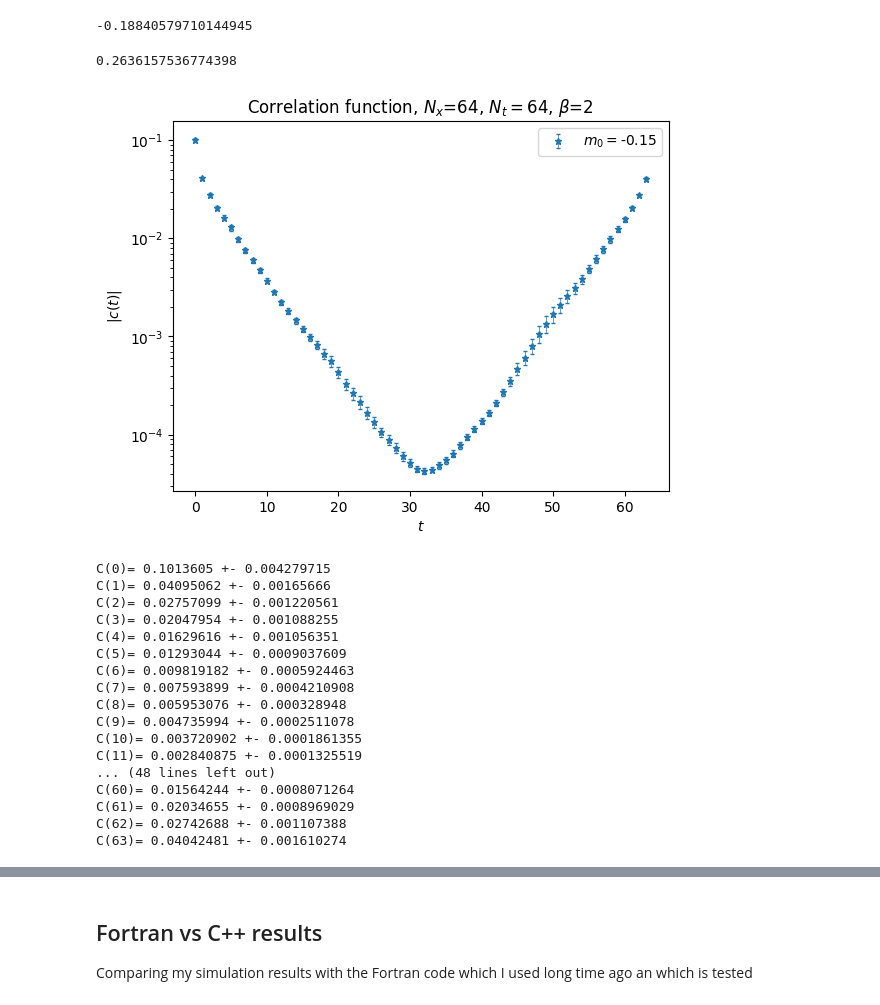
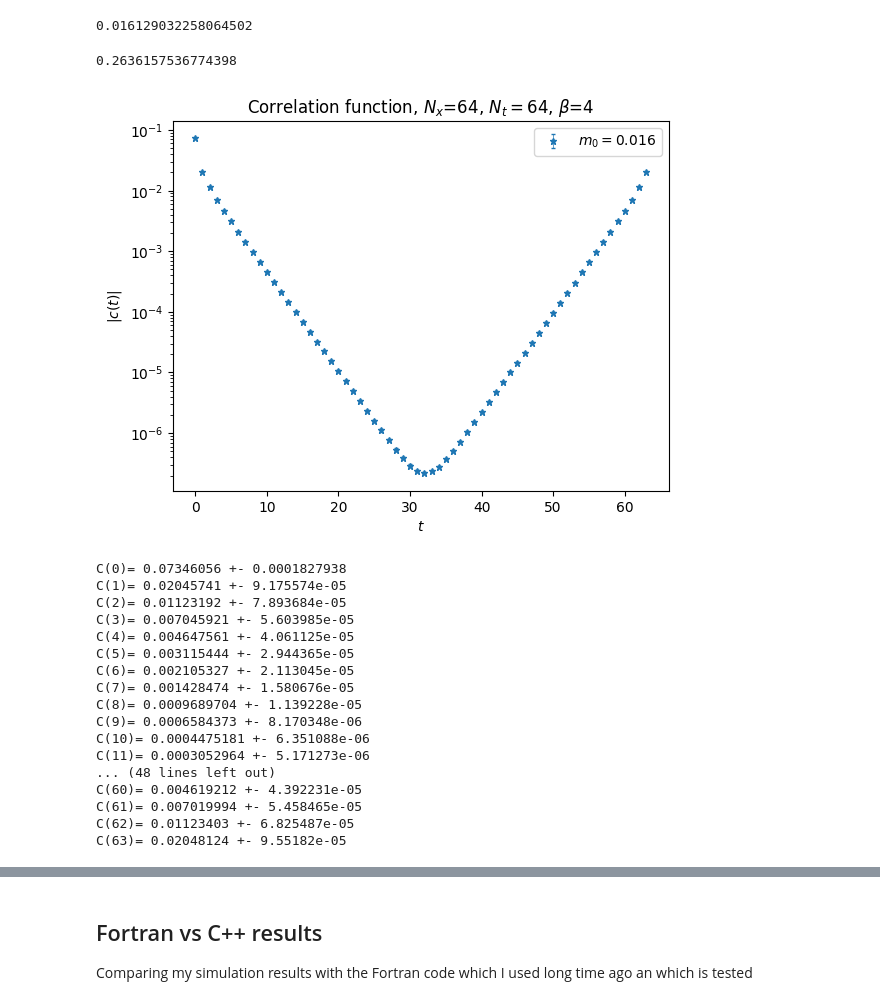
Before and after one commit to Fabian2598/SchwingerModel, a Jupyter notebook: mass_analysis.ipynb, the cells around one changed output, grey strips where cells are left out. Drawn from its saved outputs; the diff is of its cells as text; code cells hidden in the pictures.

```diff
--- a/mass_analysis.ipynb
+++ b/mass_analysis.ipynb
@@ -46,53 +46,53 @@ def kappa2mass(kappa):
 def mass2kappa(m0):
     return 1/(2*(m0+2))
 # %%
-kappa2mass(0.276)
+kappa2mass(0.248)
 # %% [output]
--0.18840579710144945
+0.016129032258064502
 # %%
 mass2kappa(-0.1033)
 # %% [output]
 0.2636157536774398
 # %%
-beta, Nx, Nt = 2, 64, 64
-masses = [-0.15]#kappa2mass(0.265)]
+beta, Nx, Nt = 4, 64, 64
+masses = [kappa2mass(0.248)]
 
 plt.title(r'Correlation function, $N_x$={0}, $N_t={1}$, $\beta$={2}'.format(Nx,Nt,beta))
 plt.ylabel(r'$|c(t)|$')
 plt.xlabel(r"$t$")
 
 for m0 in masses:
     path = 'confs/b{0}_{1}x{2}/2D_U1_Ns{1}_Nt{2}_b{0}_m{3}_corr.txt'.format(beta,Nx,Nt,format_number(m0))
     t, Corr, dCorr = Datos(path)
     Corr = abs(Corr)
     plt.errorbar(t,Corr,yerr=dCorr,\
         fmt='*',markersize='5',elinewidth=0.5,solid_capstyle='projecting',label='$m_0=${0}'.format(np.round(m0,3)), capsize=1.5)
 plt.yscale('log')
 plt.legend()
 plt.show()
 # %% [output]
-[figure, old version]
+[figure, new version]
 # %%
 for t in range(Nt):
     print('C({0})= {1} +- {2}'.format(t,Corr[t],dCorr[t]))
 # %% [output]
-C(0)= 0.1013605 +- 0.004279715
-C(1)= 0.04095062 +- 0.00165666
-C(2)= 0.02757099 +- 0.001220561
-C(3)= 0.02047954 +- 0.001088255
-C(4)= 0.01629616 +- 0.001056351
-C(5)= 0.01293044 +- 0.0009037609
-C(6)= 0.009819182 +- 0.0005924463
-C(7)= 0.007593899 +- 0.0004210908
-C(8)= 0.005953076 +- 0.000328948
-C(9)= 0.004735994 +- 0.0002511078
-C(10)= 0.003720902 +- 0.0001861355
-C(11)= 0.002840875 +- 0.0001325519
+C(0)= 0.07346056 +- 0.0001827938
+C(1)= 0.02045741 +- 9.175574e-05
+C(2)= 0.01123192 +- 7.893684e-05
+C(3)= 0.007045921 +- 5.603985e-05
+C(4)= 0.004647561 +- 4.061125e-05
+C(5)= 0.003115444 +- 2.944365e-05
+C(6)= 0.002105327 +- 2.113045e-05
+C(7)= 0.001428474 +- 1.580676e-05
+C(8)= 0.0009689704 +- 1.139228e-05
+C(9)= 0.0006584373 +- 8.170348e-06
+C(10)= 0.0004475181 +- 6.351088e-06
+C(11)= 0.0003052964 +- 5.171273e-06
 ... (48 lines left out)
-C(60)= 0.01564244 +- 0.0008071264
-C(61)= 0.02034655 +- 0.0008969029
-C(62)= 0.02742688 +- 0.001107388
-C(63)= 0.04042481 +- 0.001610274
+C(60)= 0.004619212 +- 4.392231e-05
+C(61)= 0.007019994 +- 5.458465e-05
+C(62)= 0.01123403 +- 6.825487e-05
+C(63)= 0.02048124 +- 9.55182e-05
 # %%
 plt.title(r'Effective mass, $N_x$={0}, $N_t={1}$, $\beta$={2}'.format(Nx,Nt,beta))
 plt.ylabel(r'$m_{eff}(t)$')
```
Also changed, not shown: parts of 1 cell of this notebook, 10 other files.
